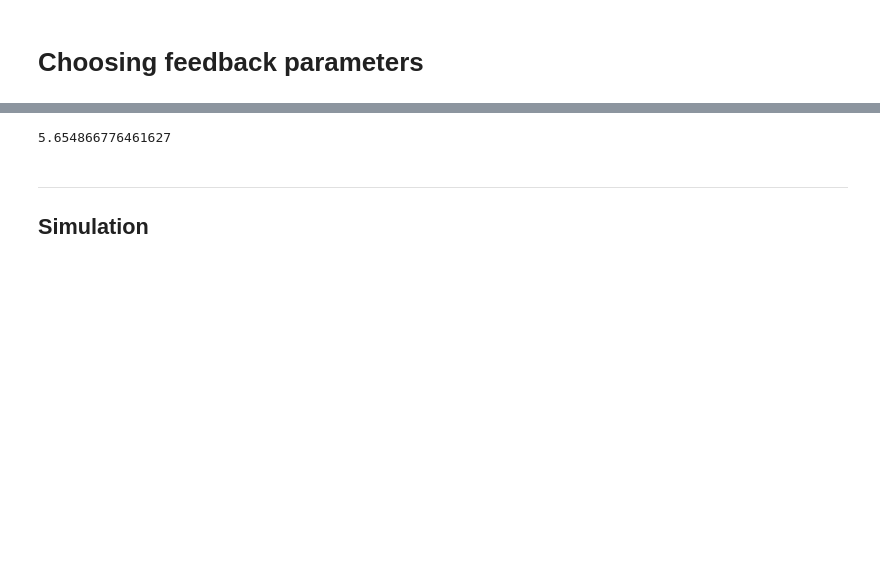
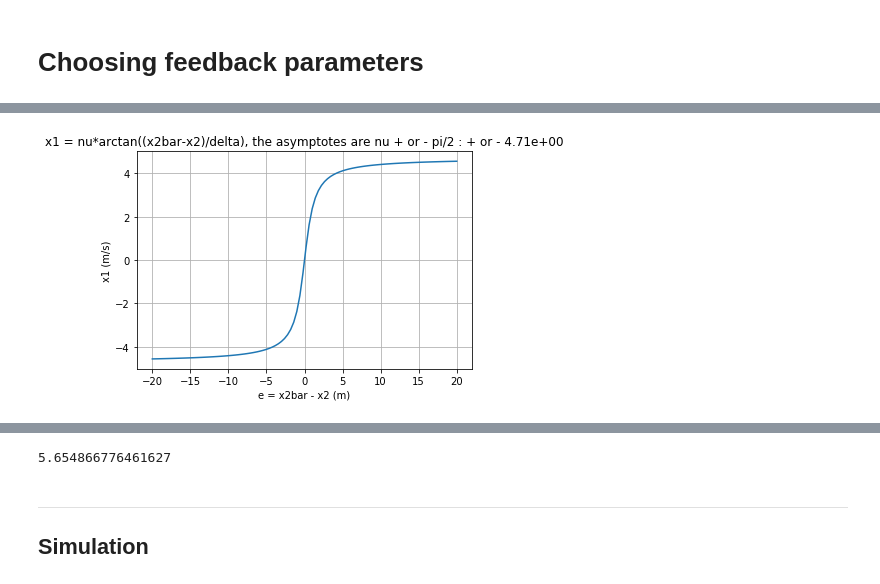
Before and after one commit to houdeval/cognac_regulation, a Jupyter notebook: feedback_parameters.ipynb, the cells around one changed output, grey strips where cells are left out. Cells and saved outputs as stored; diff of their text form; code cells hidden in the pictures; blank space fills up the shorter version.

```diff
--- a/feedback_parameters.ipynb
+++ b/feedback_parameters.ipynb
@@ -120,0 +178,22 @@ $$
+# %%
+%matplotlib inline
+#%matplotlib notebook
+import matplotlib.pyplot as plt
+import numpy as np
+import pandas as pd
+
+def x_1(e,nu):
+    # e is x2bar - x2
+    delta = 1
+    return nu * np.arctan(e/delta)
+
+e = np.linspace(-20,20,100)
+nu = 3
+fig, ax = plt.subplots()
+ax.plot(e, x_1(e,nu))
+ax.set_xlabel('e = x2bar - x2 (m)')
+ax.set_ylabel('x1 (m/s)')
+ax.set_title('x1 = nu*arctan((x2bar-x2)/delta), the asymptotes are nu + or - pi/2 : + or - {:.2e}'.format(nu*np.pi/2))
+ax.grid()
+# %% [output]
+[figure, added]
```
Also changed, not shown: parts of 16 cells of this notebook.
